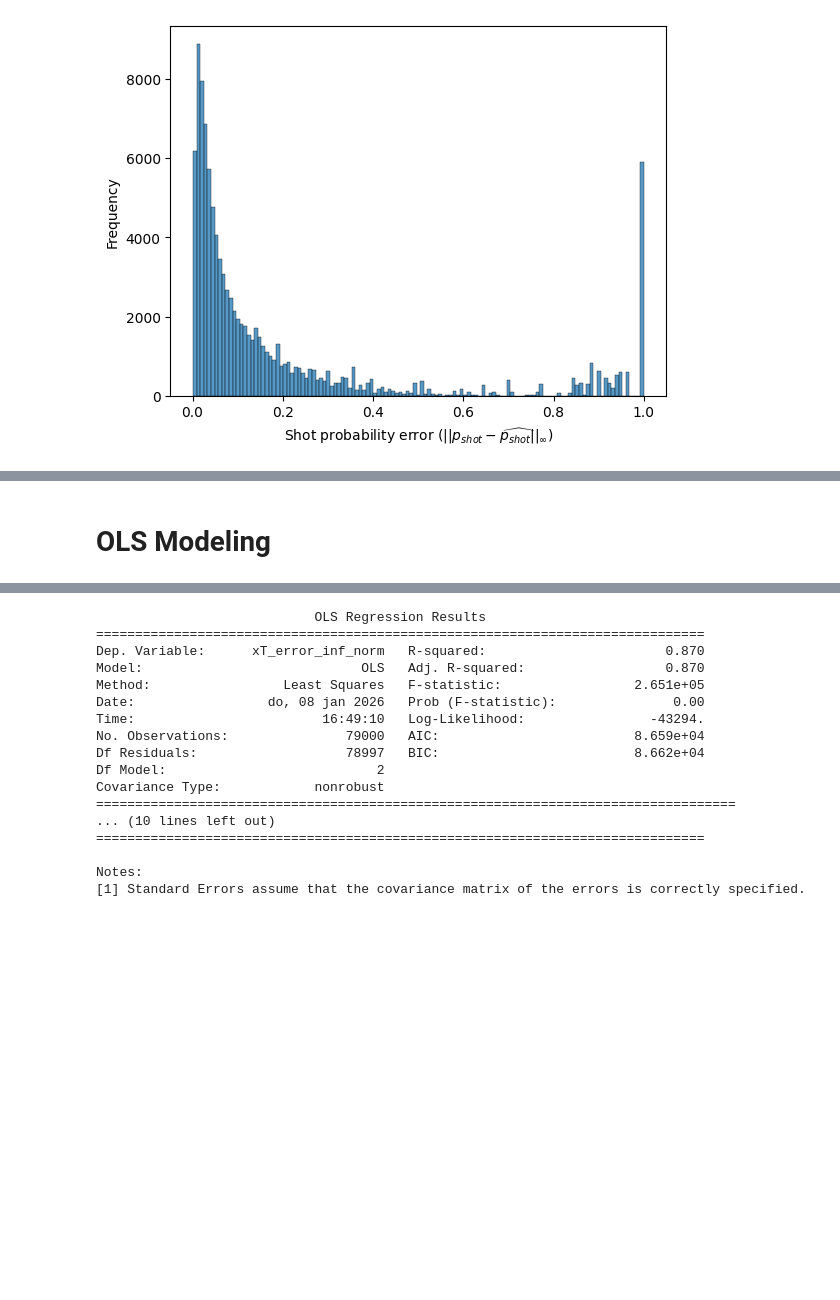
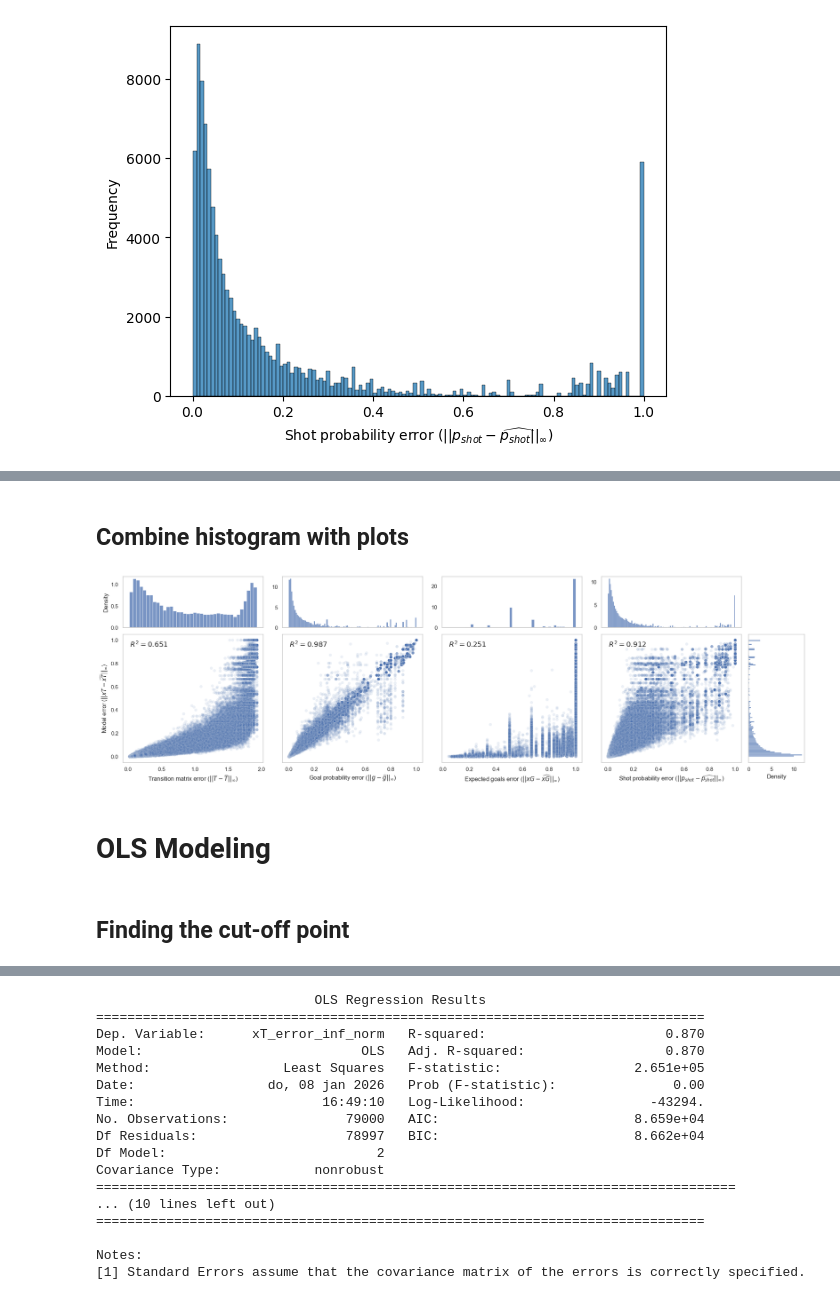
Before and after one commit to kvanarem42/xthreat-error-quantification-agentic, a Jupyter notebook: 4-investigate-results/apply_maximal_error_paper.ipynb, the cells around one changed output, grey strips where cells are left out. Saved outputs shown, nothing was run; the diff lists cells and outputs as text; code cells hidden in the pictures; blank space fills up the shorter version.

Commit message:
Added plot containing elements

```diff
--- a/4-investigate-results/apply_maximal_error_paper.ipynb
+++ b/4-investigate-results/apply_maximal_error_paper.ipynb
@@ -252,0 +251,2 @@ for col, label in zip(error_columns, error_labels):
+# %% [markdown]
+## Combine histogram with plots
@@ -252,0 +263,60 @@ for col, label in zip(error_columns, error_labels):
+# %%
+# sns.set(style="white") # Remove gridlines # Filter out the model error itself
+plot_columns = [col for col in error_columns if col != 'xT_error_inf_norm']
+plot_labels = [label for col, label in zip(error_columns, error_labels) if col != 'xT_error_inf_norm']
+n_cols = len(plot_columns)
+
+# plot_columns.append('histogram') # Placeholder for histogram
+# plot_labels.append('Histogram') # Placeholder label
+
+hist_color = sns.color_palette()[0]
+
+fig, axes = plt.subplots(1, n_cols, figsize=(5*n_cols, 7), sharey=True)
+for idx, (col, label) in enumerate(zip(plot_columns, plot_labels)):
+    x = df_errors[col].values
+    y = df_errors['xT_error_inf_norm'].values
+
+    # Compute R^2
+    coeffs = np.polyfit(x, y, 1)
+    y_pred = np.polyval(coeffs, x)
+    r2 = r2_score(y, y_pred)
+    ax = axes[idx]
+    # Scatter plot
+    sns.scatterplot(x=x, y=y, ax=ax, alpha=0.1)
+    ax.grid(False)
+
+    # # Regression line
+    # ax.plot(x, y_pred, color='red', linewidth=1)
+
+    # R^2 annotation
+    ax.text( 0.05, 0.95, f"$R^2 = {r2:.3f}$", transform=ax.transAxes, ha='left', va='top', fontsize='large')
+
+    # Axis labels
+    ax.set_xlabel(label)
+    if idx == 0:
+        ax.set_ylabel(r'Model error ($||xT-\widehat{xT}||_\infty$)')
+    else: ax.set_ylabel('')
+
+    # Add histogram above every scatterplot of the x-axis
+    ax_hist_above = ax.inset_axes([0, 1.05, 1, 0.40]) # small axes on the top
+    sns.histplot(x=x, bins='auto', orientation='horizontal', color=hist_color, ax=ax_hist_above, stat='density')
+    ax_hist_above.grid(False)
+    ax_hist_above.tick_params(bottom=False, labelbottom=False)
+    if idx > 0:
+        ax_hist_above.set_ylabel('')
+
+    # Add histogram on the right **only for the last subplot**
+    if idx == n_cols - 1:
+        # print("We zijn er")
+        # ax_hist = axes[idx]
+        ax_hist = ax.inset_axes([1.05, 0, 0.40, 1]) # small axes on the right
+        sns.histplot(y=y, bins='auto', orientation='vertical', color=hist_color, ax=ax_hist, stat='density')
+        # ax_hist.set_xlabel('')
+        # ax_hist.set_ylabel('')
+        # ax_hist.tick_params(left=False, labelleft=False, bottom=False, labelbottom=False)
+        ax_hist.tick_params(left=False, labelleft=False)
+        ax_hist.grid(False)
+plt.tight_layout()
+plt.show()
+# %% [output]
+[figure, added]
@@ -289,2 +421,4 @@ plt.show()
 # %% [markdown]
 # OLS Modeling
+# %% [markdown]
+## Finding the cut-off point
```
Also changed, not shown: parts of 12 cells of this notebook.
